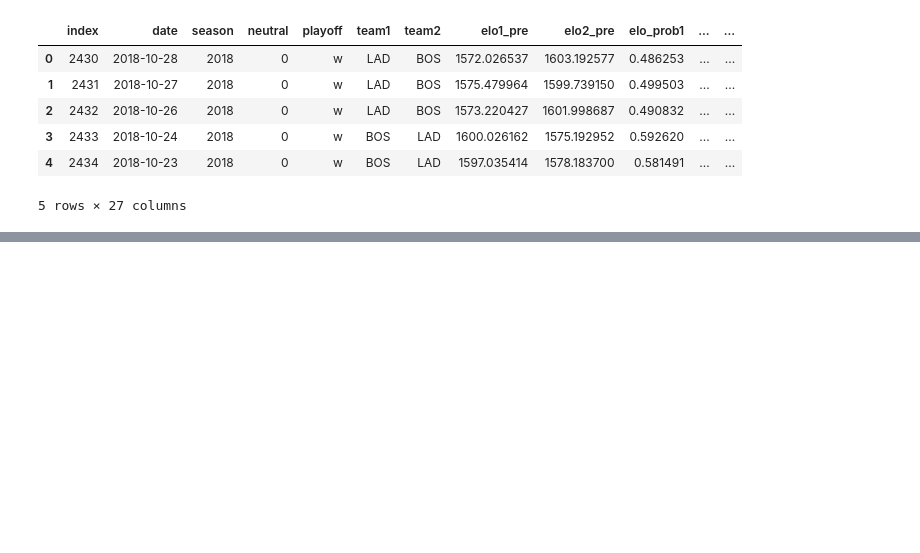
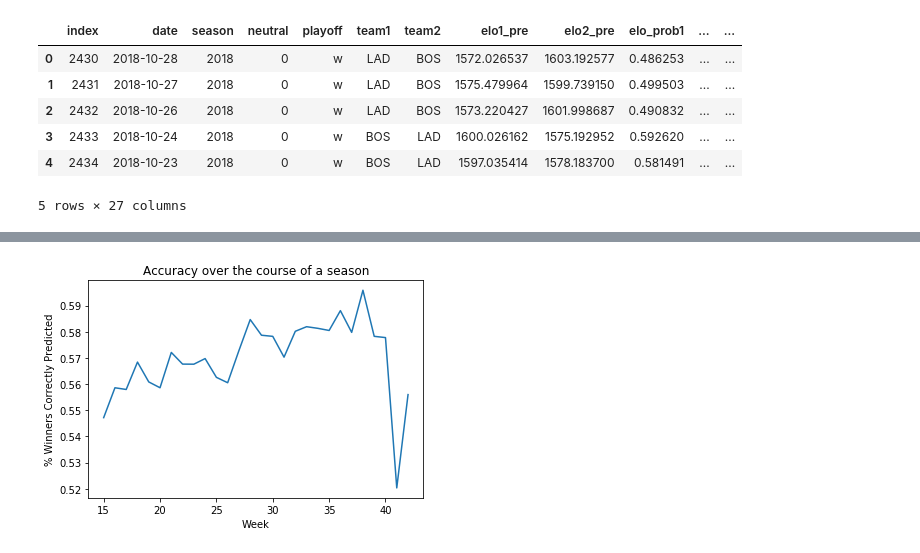
Before and after one commit to dariuskay/ELO-Uniformity, a Jupyter notebook: ELO.ipynb, the cells around one changed output, grey strips where cells are left out. Cells and saved outputs as stored; diff of their text form; code cells hidden in the pictures; blank space fills up the shorter version.

```diff
--- a/ELO.ipynb
+++ b/ELO.ipynb
@@ -125,0 +112,8 @@ df.head(10)
+# %%
+subset = df[(df.date.dt.week > 14) & (df.date.dt.week < 43)]
+subset.groupby(df.date.dt.week)['prediction_correct'].mean().plot()
+plt.title("Accuracy over the course of a season");
+plt.xlabel('Week');
+plt.ylabel('% Winners Correctly Predicted');
+# %% [output]
+[figure, added]
```
Also changed, not shown: parts of 8 cells of this notebook.
